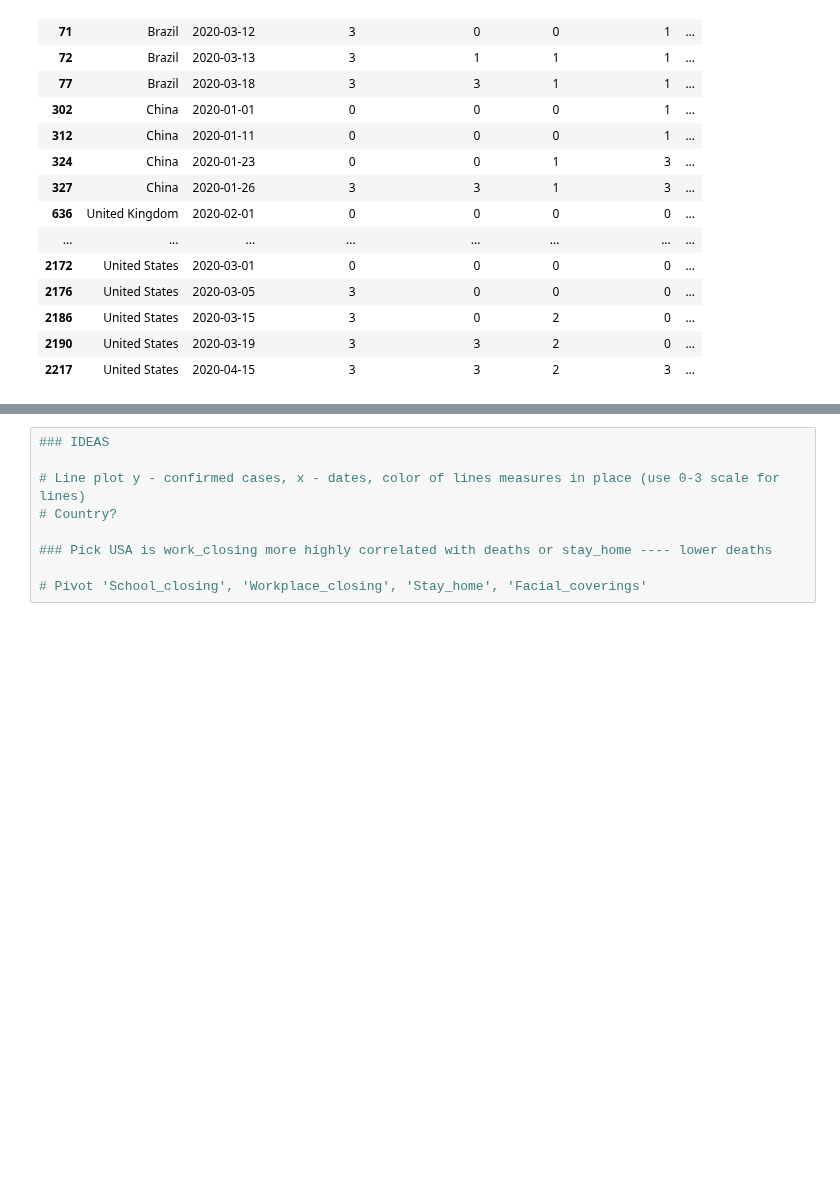
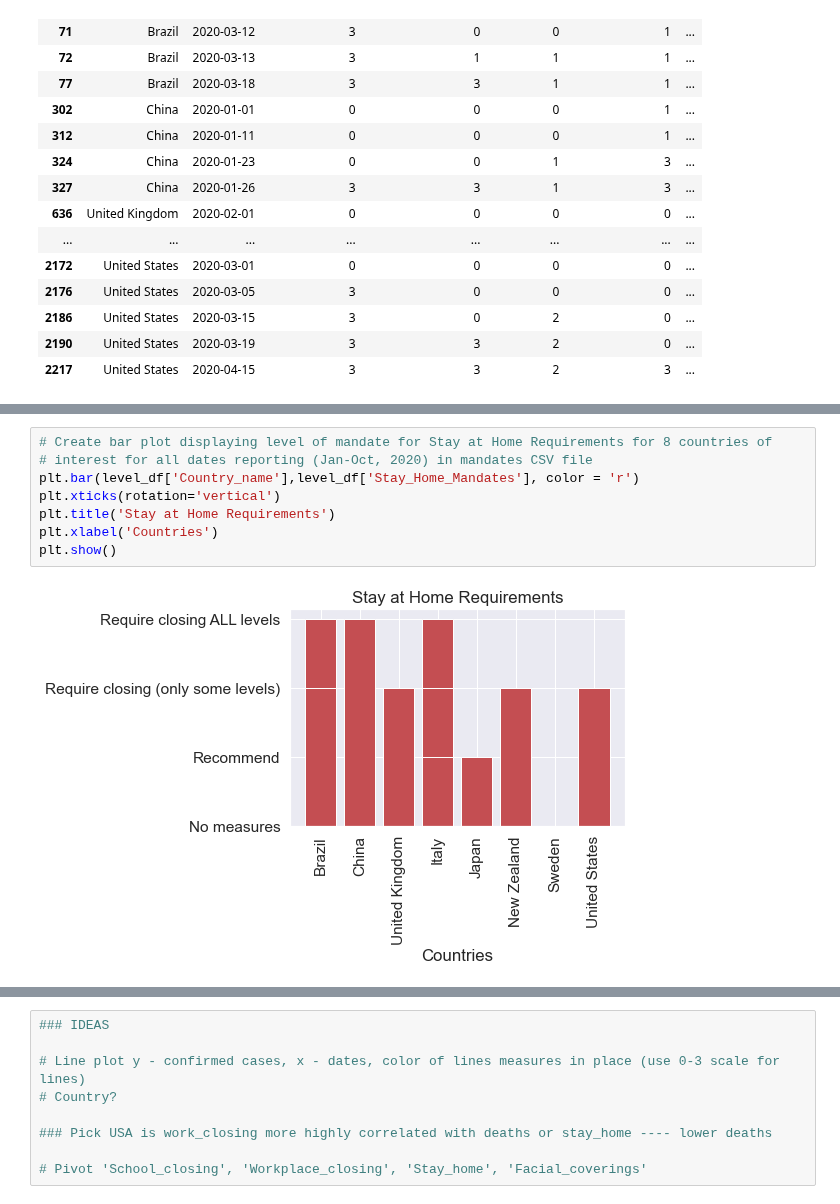
Before and after one commit to rejane-b/Project_1, a Jupyter notebook: Mandates_Data.ipynb, the cells around one changed output, grey strips where cells are left out. Saved outputs shown, nothing was run; the diff lists cells and outputs as text; blank space fills up the shorter version.

```diff
--- a/Mandates_Data.ipynb
+++ b/Mandates_Data.ipynb
@@ -280,0 +409,10 @@ df.drop_duplicates()
+# %%
+# Create bar plot displaying level of mandate for Stay at Home Requirements for 8 countries of
+# interest for all dates reporting (Jan-Oct, 2020) in mandates CSV file
+plt.bar(level_df['Country_name'],level_df['Stay_Home_Mandates'], color = 'r')
+plt.xticks(rotation='vertical')
+plt.title('Stay at Home Requirements')
+plt.xlabel('Countries')
+plt.show()
+# %% [output]
+[figure, added]
```
Also changed, not shown: parts of 15 cells of this notebook.
